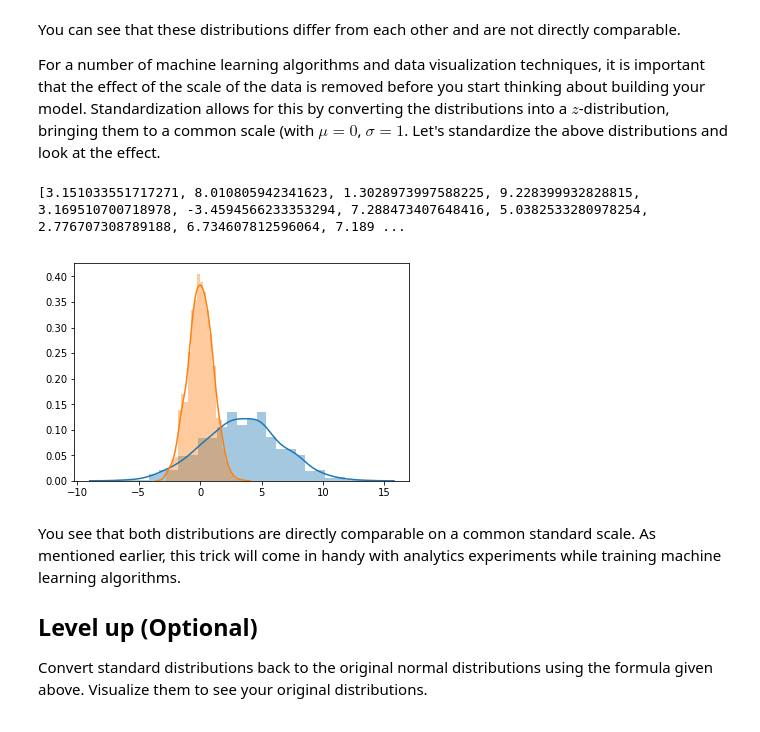
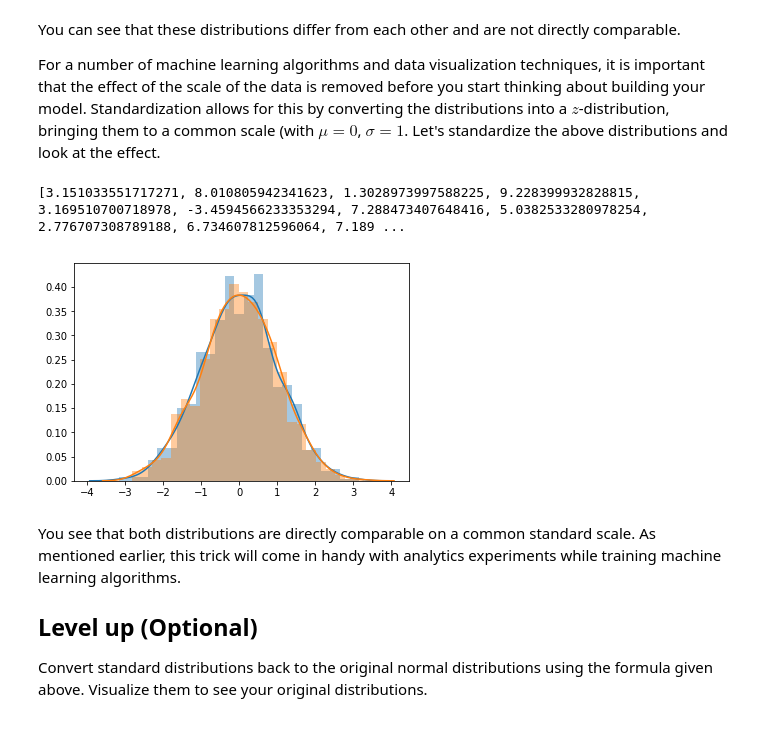
Before and after one commit to kathrinv/dsc-standard-normal-distribution-nyc-ds-082619, a Jupyter notebook: index.ipynb, the cells around one changed output. Drawn from its saved outputs; the diff is of its cells as text; code cells hidden in the pictures.

```diff
--- a/index.ipynb
+++ b/index.ipynb
@@ -110,13 +110,13 @@ For a number of machine learning algorithms and data visualization techniques, i
 # %%
 # Stardardizing and visualizing distributions
 normalized_d1 = [x-d1.mean()/d1.std() for x in d1]
 # normalized_d2 =
 print(normalized_d1)
-sns.distplot(normalized_d1);
+sns.distplot([(x - d1.mean())/d1.std() for x in d1]);
 sns.distplot([(x - d2.mean())/d2.std() for x in d2]);
 # %% [output]
 [3.151033551717271, 8.010805942341623, 1.3028973997588225, 9.228399932828815, 3.169510700718978, -3.4594566233353294, 7.288473407648416, 5.0382533280978254, 2.776707308789188, 6.734607812596064, 7.189 ...
-[figure, old version]
+[figure, new version]
 # %% [markdown]
 You see that both distributions are directly comparable on a common standard scale. As mentioned earlier, this trick will come in handy with analytics experiments while training machine learning algorithms.
 
```
